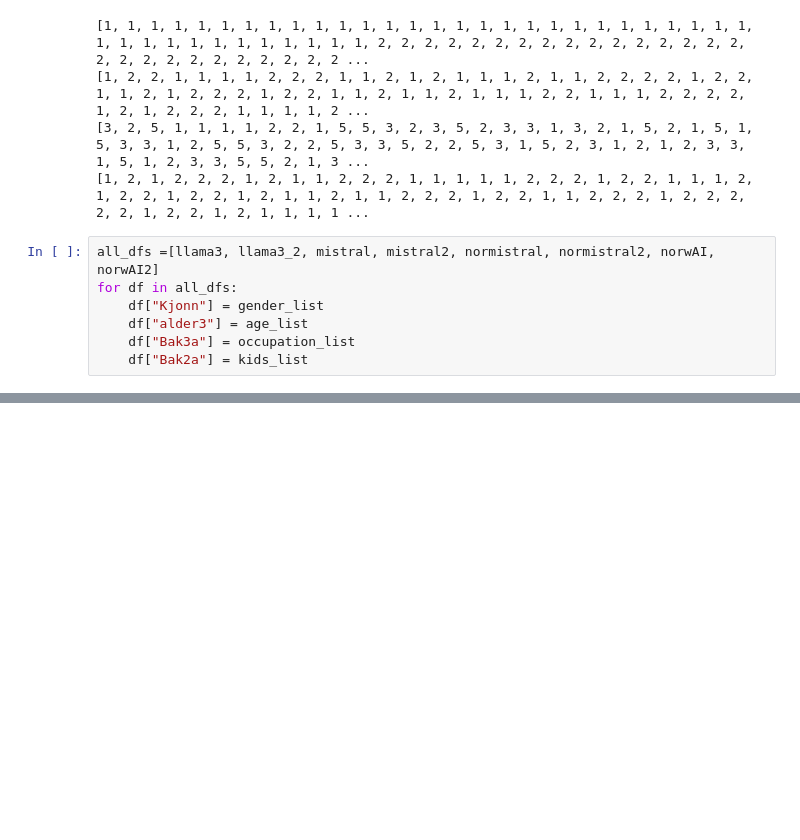
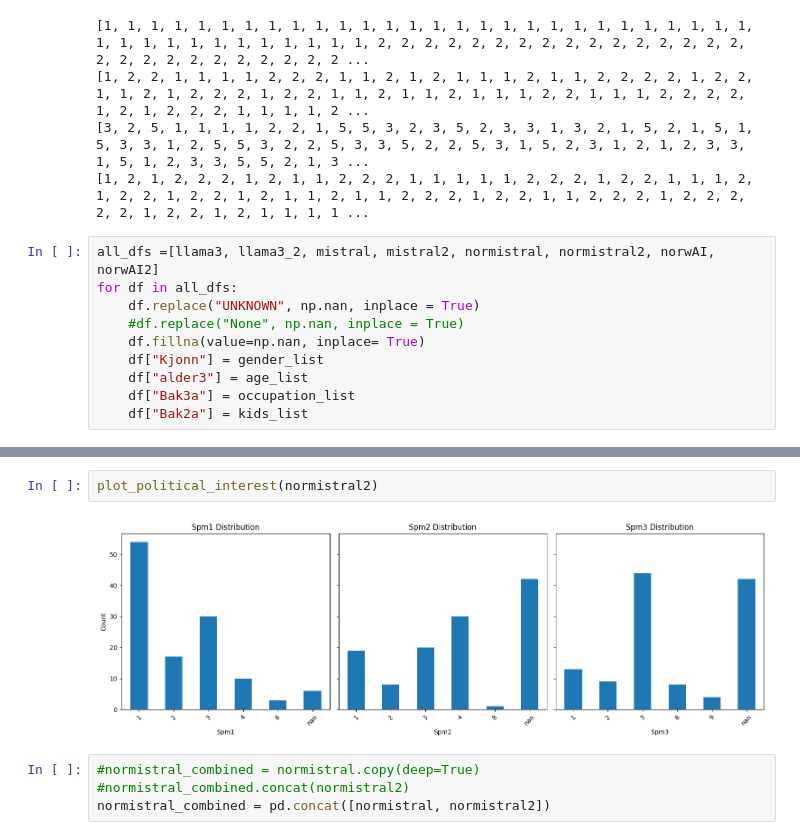
Before and after one commit to SnorreAldstedt/BiasLLMProject, a Jupyter notebook: results_processing/visualize_results.ipynb, the cells around one changed output, grey strips where cells are left out. Saved outputs shown, nothing was run; the diff lists cells and outputs as text; blank space fills up the shorter version.

```diff
--- a/results_processing/visualize_results.ipynb
+++ b/results_processing/visualize_results.ipynb
@@ -83,6 +84,9 @@ print(kids_list)
 # %%
 all_dfs =[llama3, llama3_2, mistral, mistral2, normistral, normistral2, norwAI, norwAI2]
 for df in all_dfs:
+    df.replace("UNKNOWN", np.nan, inplace = True)
+    #df.replace("None", np.nan, inplace = True)
+    df.fillna(value=np.nan, inplace= True)
     df["Kjonn"] = gender_list
     df["alder3"] = age_list
     df["Bak3a"] = occupation_list
@@ -100,0 +148,8 @@ normistral.head()
+# %%
+plot_political_interest(normistral2)
+# %% [output]
+[figure, added]
+# %%
+#normistral_combined = normistral.copy(deep=True)
+#normistral_combined.concat(normistral2)
+normistral_combined = pd.concat([normistral, normistral2])
```
Also changed, not shown: parts of 36 cells of this notebook, 1 other file.
